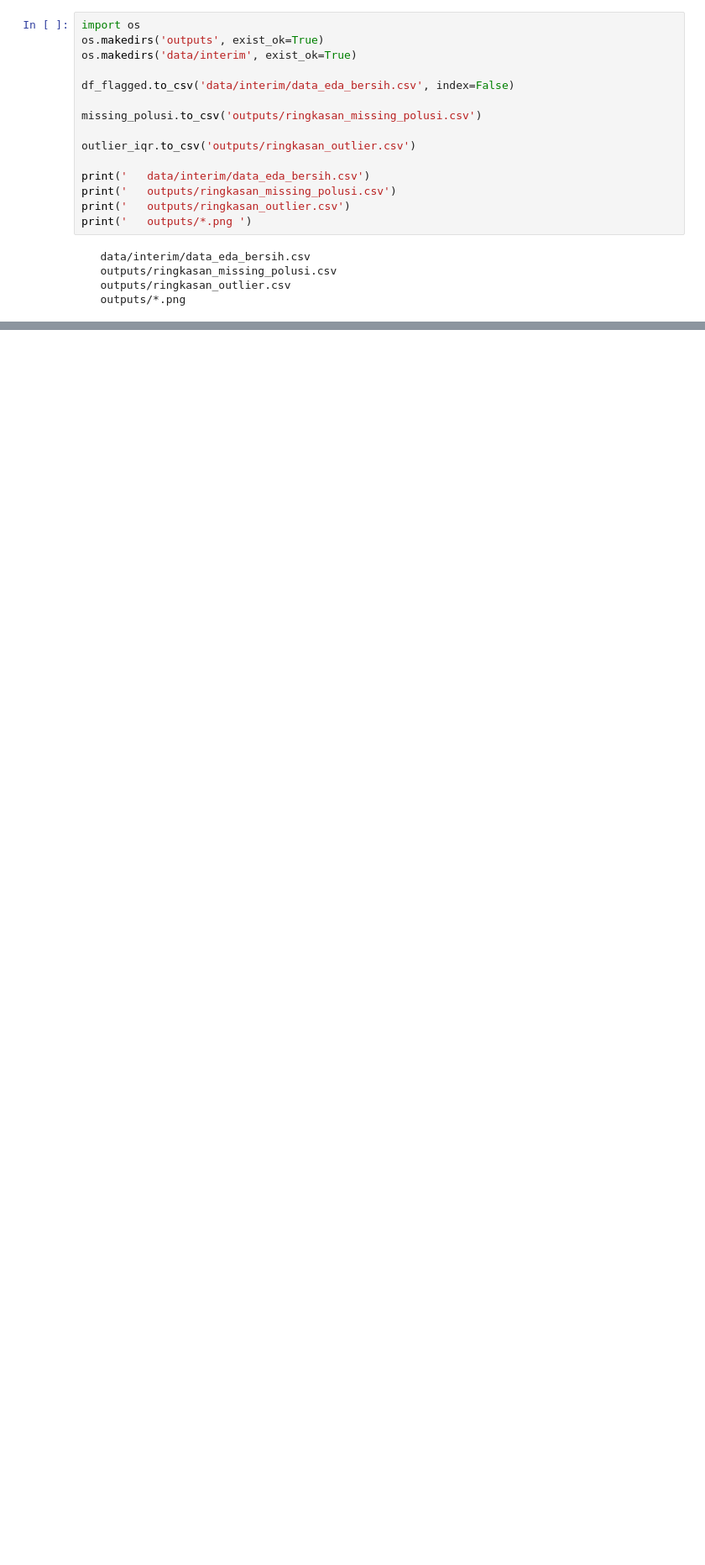
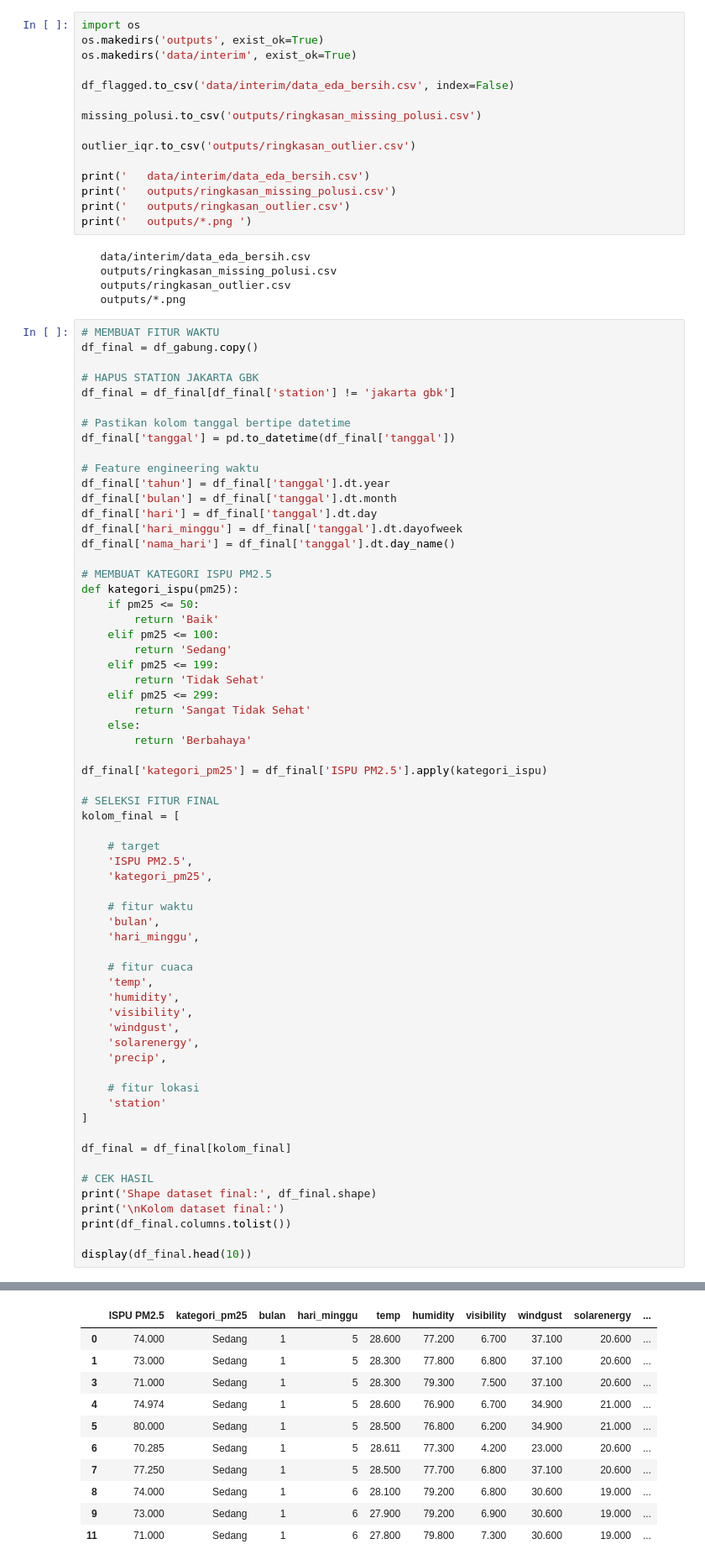
Before and after one commit to aauliaaz/project-daming, a Jupyter notebook: notebooks/EDA.ipynb, the cells around one changed output, grey strips where cells are left out. Shown at 84% size. Saved outputs shown, nothing was run; the diff lists cells and outputs as text; blank space fills up the shorter version.

Commit message:
feat: final dataset

```diff
--- a/notebooks/EDA.ipynb
+++ b/notebooks/EDA.ipynb
@@ -1323,3 +1326,67 @@ print('   outputs/*.png ')
    outputs/ringkasan_missing_polusi.csv
    outputs/ringkasan_outlier.csv
    outputs/*.png
+# %%
+# MEMBUAT FITUR WAKTU
+df_final = df_gabung.copy()
+
+# HAPUS STATION JAKARTA GBK
+df_final = df_final[df_final['station'] != 'jakarta gbk']
+
+# Pastikan kolom tanggal bertipe datetime
+df_final['tanggal'] = pd.to_datetime(df_final['tanggal'])
+
+# Feature engineering waktu
+df_final['tahun'] = df_final['tanggal'].dt.year
+df_final['bulan'] = df_final['tanggal'].dt.month
+df_final['hari'] = df_final['tanggal'].dt.day
+df_final['hari_minggu'] = df_final['tanggal'].dt.dayofweek
+df_final['nama_hari'] = df_final['tanggal'].dt.day_name()
+
+# MEMBUAT KATEGORI ISPU PM2.5
+def kategori_ispu(pm25):
+    if pm25 <= 50:
+        return 'Baik'
+    elif pm25 <= 100:
+        return 'Sedang'
+    elif pm25 <= 199:
+        return 'Tidak Sehat'
+    elif pm25 <= 299:
+        return 'Sangat Tidak Sehat'
+    else:
+        return 'Berbahaya'
+
+df_final['kategori_pm25'] = df_final['ISPU PM2.5'].apply(kategori_ispu)
+
+# SELEKSI FITUR FINAL
+kolom_final = [
+
+    # target
+    'ISPU PM2.5',
+    'kategori_pm25',
+
+    # fitur waktu
+    'bulan',
+    'hari_minggu',
+
+    # fitur cuaca
+    'temp',
+    'humidity',
+    'visibility',
+    'windgust',
+    'solarenergy',
+    'precip',
+
+    # fitur lokasi
+    'station'
+]
+
+df_final = df_final[kolom_final]
+
+# CEK HASIL
+print('Shape dataset final:', df_final.shape)
+print('\nKolom dataset final:')
+print(df_final.columns.tolist())
+
+display(df_final.head(10))
+# %% [output]
@@ -1325,0 +1397,11 @@ print('   outputs/*.png ')
+|  | ISPU PM2.5 | kategori_pm25 | bulan | hari_minggu | temp | humidity | visibility | windgust | solarenergy | ... |
+| 0 | 74.000 | Sedang | 1 | 5 | 28.600 | 77.200 | 6.700 | 37.100 | 20.600 | ... |
+| 1 | 73.000 | Sedang | 1 | 5 | 28.300 | 77.800 | 6.800 | 37.100 | 20.600 | ... |
+| 3 | 71.000 | Sedang | 1 | 5 | 28.300 | 79.300 | 7.500 | 37.100 | 20.600 | ... |
+| 4 | 74.974 | Sedang | 1 | 5 | 28.600 | 76.900 | 6.700 | 34.900 | 21.000 | ... |
+| 5 | 80.000 | Sedang | 1 | 5 | 28.500 | 76.800 | 6.200 | 34.900 | 21.000 | ... |
+| 6 | 70.285 | Sedang | 1 | 5 | 28.611 | 77.300 | 4.200 | 23.000 | 20.600 | ... |
+| 7 | 77.250 | Sedang | 1 | 5 | 28.500 | 77.700 | 6.800 | 37.100 | 20.600 | ... |
+| 8 | 74.000 | Sedang | 1 | 6 | 28.100 | 79.200 | 6.800 | 30.600 | 19.000 | ... |
+| 9 | 73.000 | Sedang | 1 | 6 | 27.900 | 79.200 | 6.900 | 30.600 | 19.000 | ... |
+| 11 | 71.000 | Sedang | 1 | 6 | 27.800 | 79.800 | 7.300 | 30.600 | 19.000 | ... |
```
Also changed, not shown: parts of 10 cells of this notebook, 3 other files.
